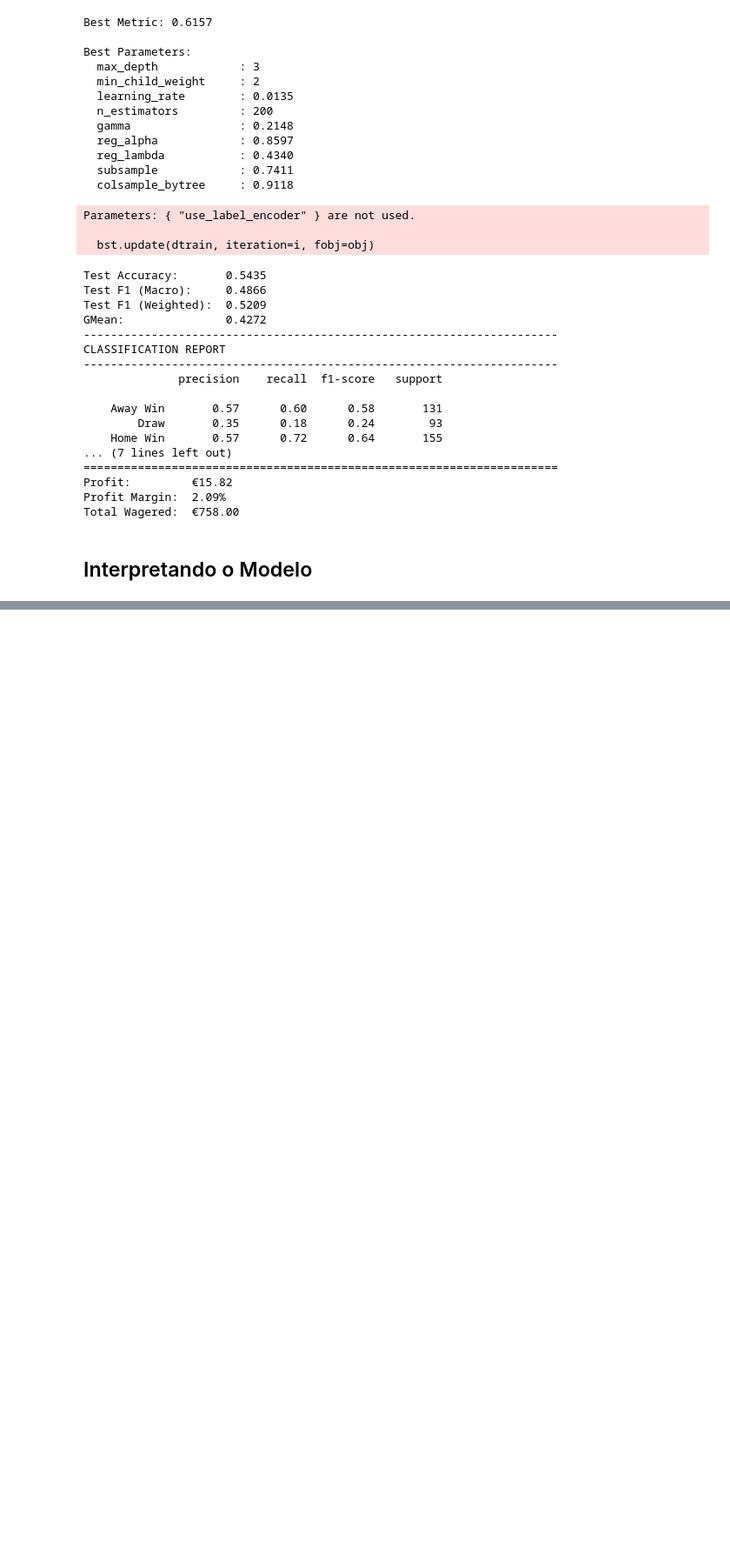
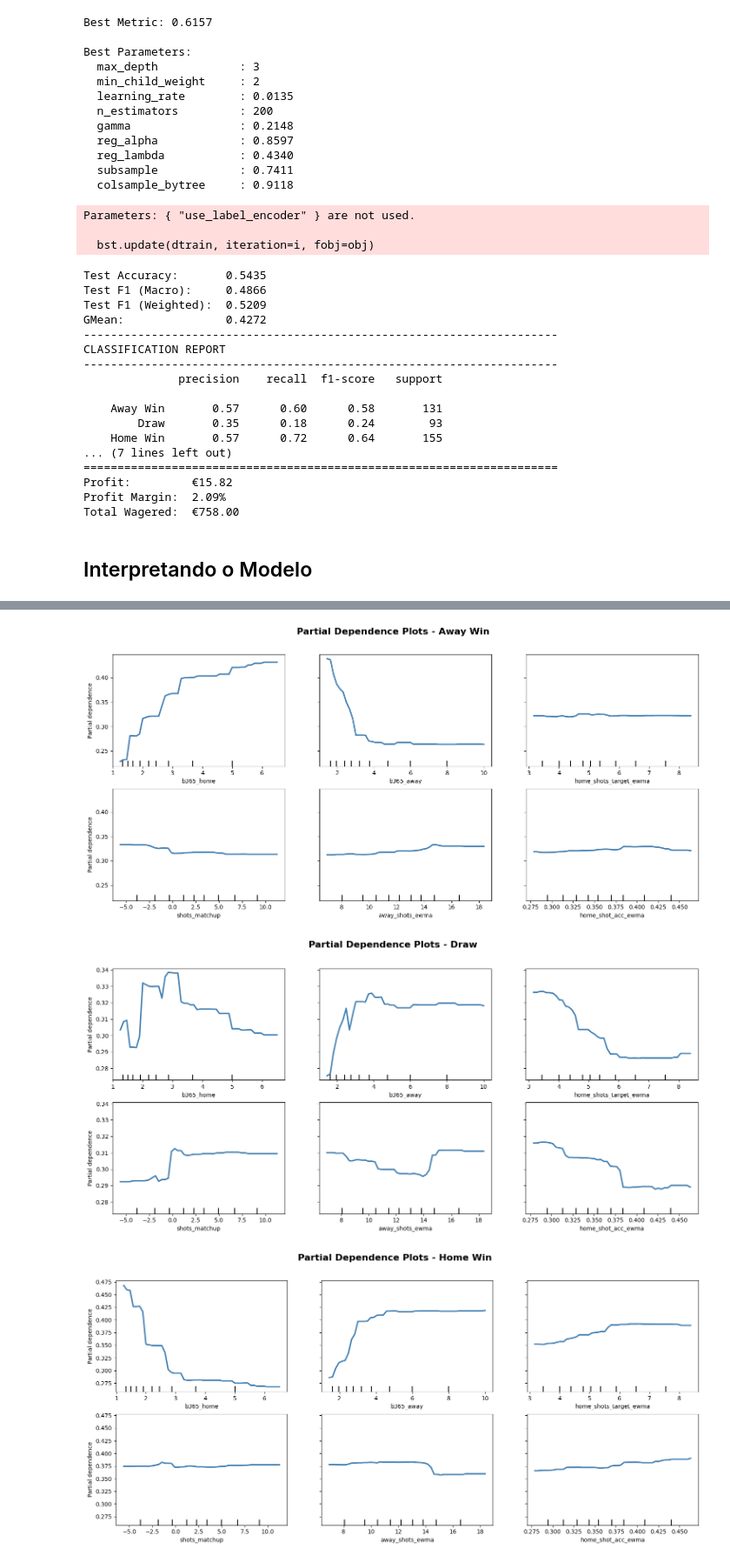
Before and after one commit to Lrs50/xAI-football-bet, a Jupyter notebook: sport_beting.ipynb, the cells around one changed output, grey strips where cells are left out. Shown at 87% size. Cells and saved outputs as stored; diff of their text form; code cells hidden in the pictures; blank space fills up the shorter version.

```diff
--- a/sport_beting.ipynb
+++ b/sport_beting.ipynb
@@ -544,0 +609,32 @@ plt.show()
+# %%
+from sklearn.inspection import PartialDependenceDisplay
+import matplotlib.pyplot as plt
+
+n = 6  # número de features mais importantes
+
+top_features = importances.sort_values("mean", ascending=False).head(n).index.tolist()                                   # extrai só os nomes das features
+
+target_names=['Away Win', 'Draw', 'Home Win']
+
+for i, name in enumerate(target_names):
+
+    fig, ax = plt.subplots(figsize=(15, 7))
+    disp = PartialDependenceDisplay.from_estimator(
+        model,
+        X_test,
+        top_features,
+        target=i,
+        grid_resolution=50,
+        n_cols=3,
+        ax=ax,
+        kind='average',  # ou 'both' para ver ICE curves também
+        line_kw={"color": "steelblue", "linewidth": 2.5}
+    )
+    plt.suptitle(f"Partial Dependence Plots - {name}",
+                fontsize=16, fontweight='bold', y=1.02)
+    plt.tight_layout()
+    plt.show()
+# %% [output]
+[figure, added]
+[figure, added]
+[figure, added]
```
Also changed, not shown: parts of 9 cells of this notebook, 3 other files.
